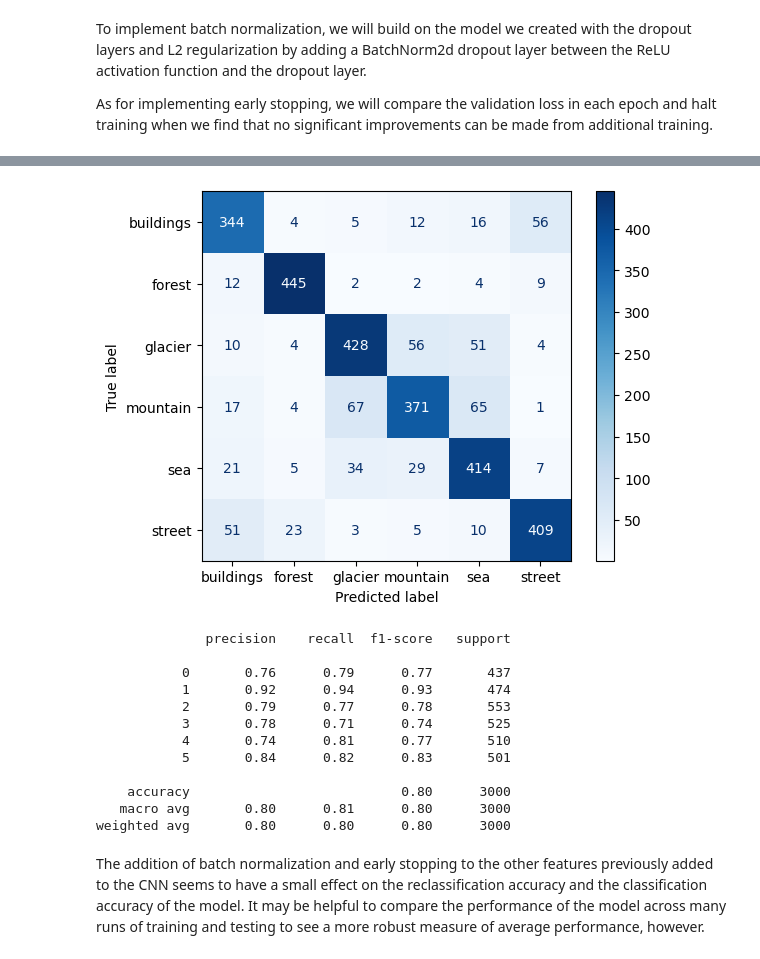
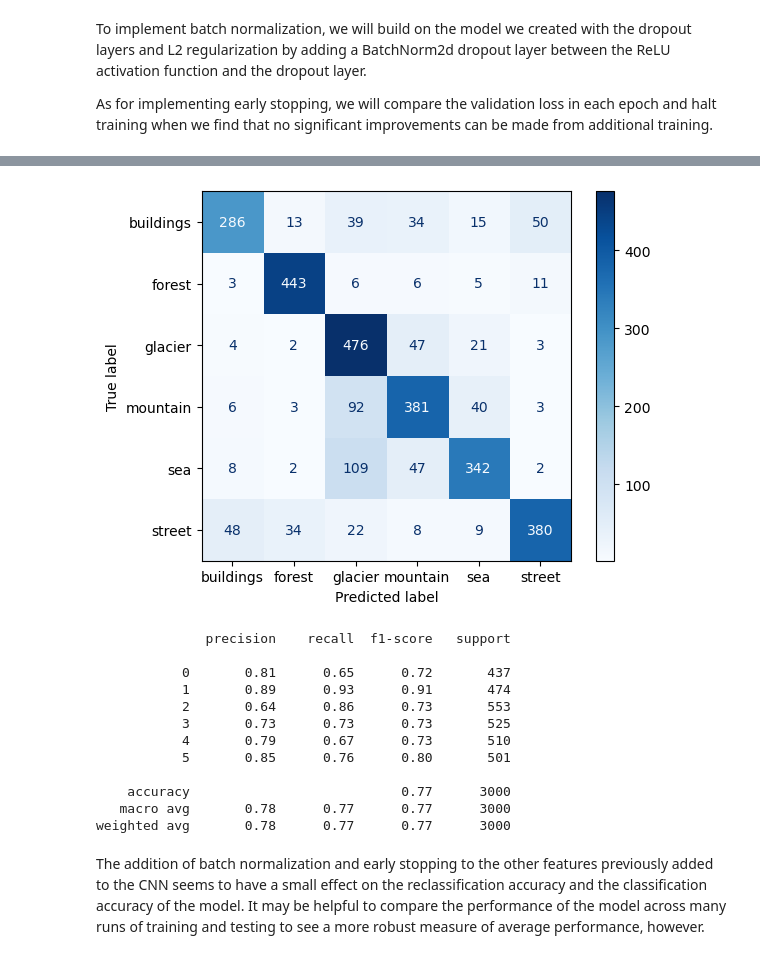
Before and after one commit to david-zhao-0/data_science_projects, a Jupyter notebook: intel_image_classification_pytorch.ipynb, the cells around one changed output, grey strips where cells are left out. Drawn from its saved outputs; the diff is of its cells as text; code cells hidden in the pictures.

```diff
--- a/intel_image_classification_pytorch.ipynb
+++ b/intel_image_classification_pytorch.ipynb
@@ -194,7 +194,7 @@ class ConvNN(nn.Module):
             if isinstance(module, nn.Conv2d) or isinstance(module, nn.Linear):
                 module.reset_parameters()
 
-    def predict(self, X:torch.Tensor, batch_size):
+    def predict(self, X:torch.Tensor, batch_size=50):
         assert len(self.convolutional_layers) > 0 and self.fc_layer is not None
 
         self.eval()
@@ -695,6 +692,21 @@ class ConvNN_AllFeatures(ConvNN_DL_L2Reg):
                 break
 
         print("Training complete.")
+
+    def predict_proba(self, X:torch.Tensor, batch_size=50):
+        assert len(self.convolutional_layers) > 0 and self.fc_layer is not None
+
+        self.eval()
+        pred_probas = []
+
+        with torch.no_grad():
+            for start in range(0, X.shape[0], batch_size):
+                end = min(start + batch_size, X.shape[0])
+                batch = X[start:end].to(gpu)
+                outputs = self._forward(batch, apply_softmax=True)
+                pred_probas.append(outputs.cpu().numpy())
+
+        return np.vstack(pred_probas)
 # %%
 X_train_tensor = torch.tensor(X_train)
 X_train_tensor_permuted = X_train_tensor.permute(0,3,1,2)
@@ -703,6 +715,6 @@ X_val_tensor_permuted = X_val_tensor.permute(0,3,1,2)
 y_train_tensor = torch.tensor(y_train)
 y_val_tensor = torch.tensor(y_val)
 
-convnn_all = ConvNN_AllFeatures(n_channels=3, n_layers=3, base_channels=32, epochs=10, eta=0.001, minibatch_size=50, weight_decay=0.0001, patience=5, es_delta=0)
+convnn_all = ConvNN_AllFeatures(n_channels=3, n_layers=3, base_channels=32, epochs=5, eta=0.001, minibatch_size=50, weight_decay=0.0001, patience=2, es_delta=0)
 convnn_all.fit(X_train_tensor_permuted, y_train_tensor, X_val_tensor_permuted, y_val_tensor)
 # %% [output]
@@ -720,20 +722,19 @@ Training complete.
 # %%
-y_pred_all = convnn_all.predict(test_images_tensor_permuted, 50)
-
+y_pred_all = convnn_all.predict(torch.tensor(X_test, dtype=torch.float32).permute(0,3,1,2), 50)
 plot_confusion_matrix(test_labels, y_pred_all, True)
 # %% [output]
-[figure, old version]
+[figure, new version]
               precision    recall  f1-score   support
 
-           0       0.76      0.79      0.77       437
-           1       0.92      0.94      0.93       474
-           2       0.79      0.77      0.78       553
-           3       0.78      0.71      0.74       525
-           4       0.74      0.81      0.77       510
-           5       0.84      0.82      0.83       501
+           0       0.81      0.65      0.72       437
+           1       0.89      0.93      0.91       474
+           2       0.64      0.86      0.73       553
+           3       0.73      0.73      0.73       525
+           4       0.79      0.67      0.73       510
+           5       0.85      0.76      0.80       501
 
-    accuracy                           0.80      3000
-   macro avg       0.80      0.81      0.80      3000
-weighted avg       0.80      0.80      0.80      3000
+    accuracy                           0.77      3000
+   macro avg       0.78      0.77      0.77      3000
+weighted avg       0.78      0.77      0.77      3000
 # %% [markdown]
 The addition of batch normalization and early stopping to the other features previously added to the CNN seems to have a small effect on the reclassification accuracy and the classification accuracy of the model. It may be helpful to compare the performance of the model across many runs of training and testing to see a more robust measure of average performance, however.
```
Also changed, not shown: parts of 15 cells of this notebook, 2 other files.
